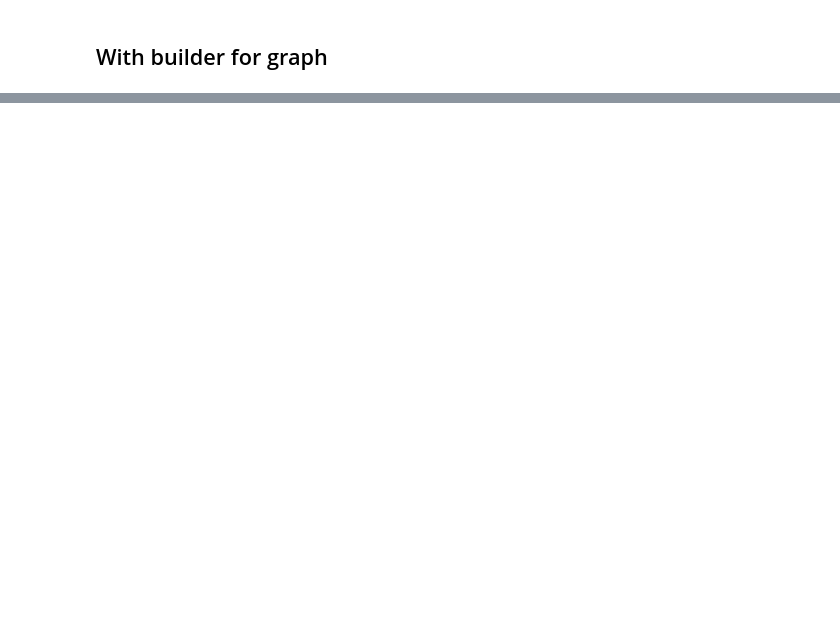
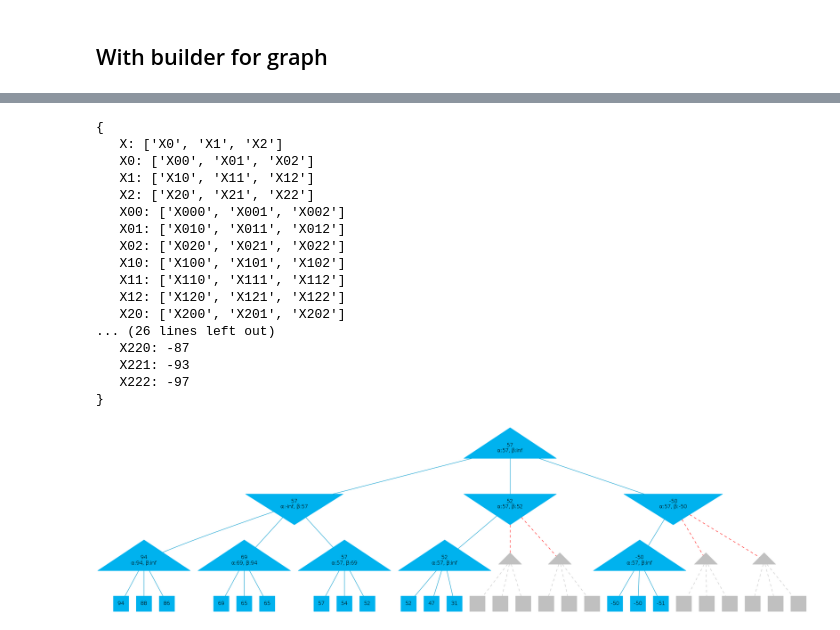
Before and after one commit to Mufas61/alpha-beta-pruning, a Jupyter notebook: graphviz.ipynb, the cells around one changed output, grey strips where cells are left out. Cells and saved outputs as stored; diff of their text form; code cells hidden in the pictures; blank space fills up the shorter version.

```diff
--- a/graphviz.ipynb
+++ b/graphviz.ipynb
@@ -103,0 +119,30 @@ display(Image(filename='img/graphB3.png'))
+# %%
+sorted_nums = sorted(nums, reverse=True)
+order, graphB3 = build_graph(sorted_nums, branching=3)
+print_pretty(graphB3, order)
+
+desc = alpha_beta(graphB3, root=order[0])
+
+viz = build_viz(order, graphB3, desc, branching=3)
+
+viz.render(filename='img/graphB3')
+display(Image(filename='img/graphB3.png'))
+# %% [output]
+{
+   X: ['X0', 'X1', 'X2']
+   X0: ['X00', 'X01', 'X02']
+   X1: ['X10', 'X11', 'X12']
+   X2: ['X20', 'X21', 'X22']
+   X00: ['X000', 'X001', 'X002']
+   X01: ['X010', 'X011', 'X012']
+   X02: ['X020', 'X021', 'X022']
+   X10: ['X100', 'X101', 'X102']
+   X11: ['X110', 'X111', 'X112']
+   X12: ['X120', 'X121', 'X122']
+   X20: ['X200', 'X201', 'X202']
+... (26 lines left out)
+   X220: -87
+   X221: -93
+   X222: -97
+}
+[figure, added]
```
Also changed, not shown: parts of 5 cells of this notebook, 3 other files.
